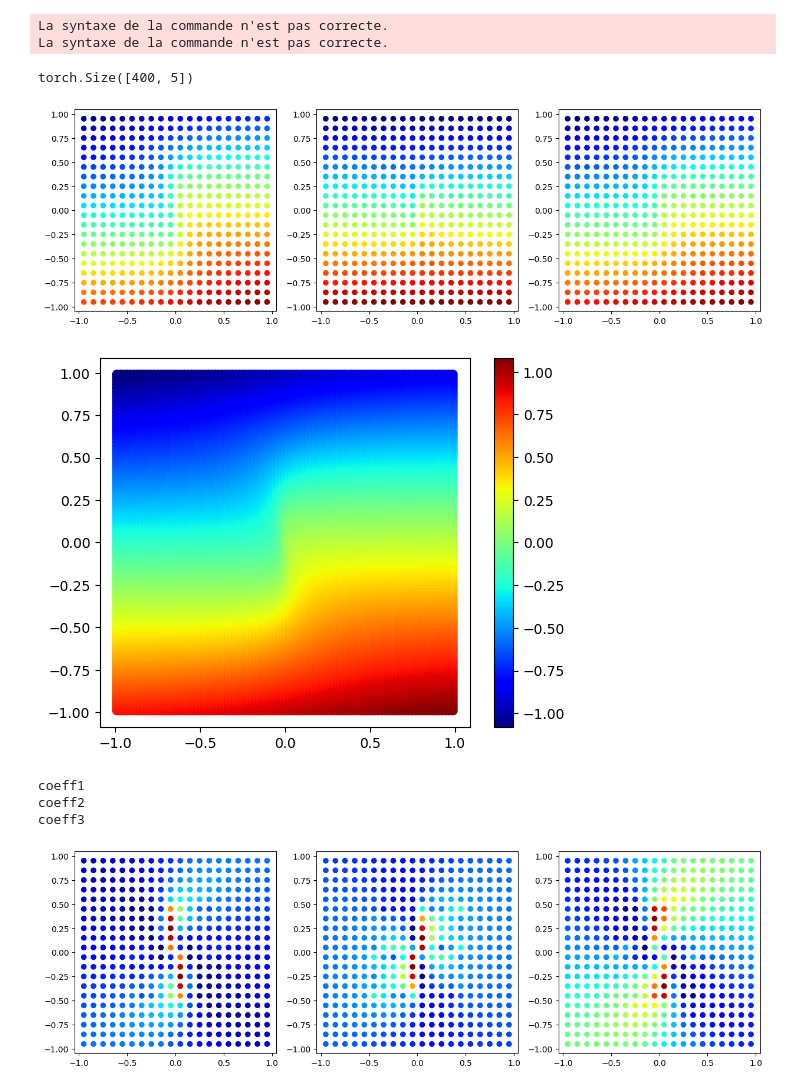
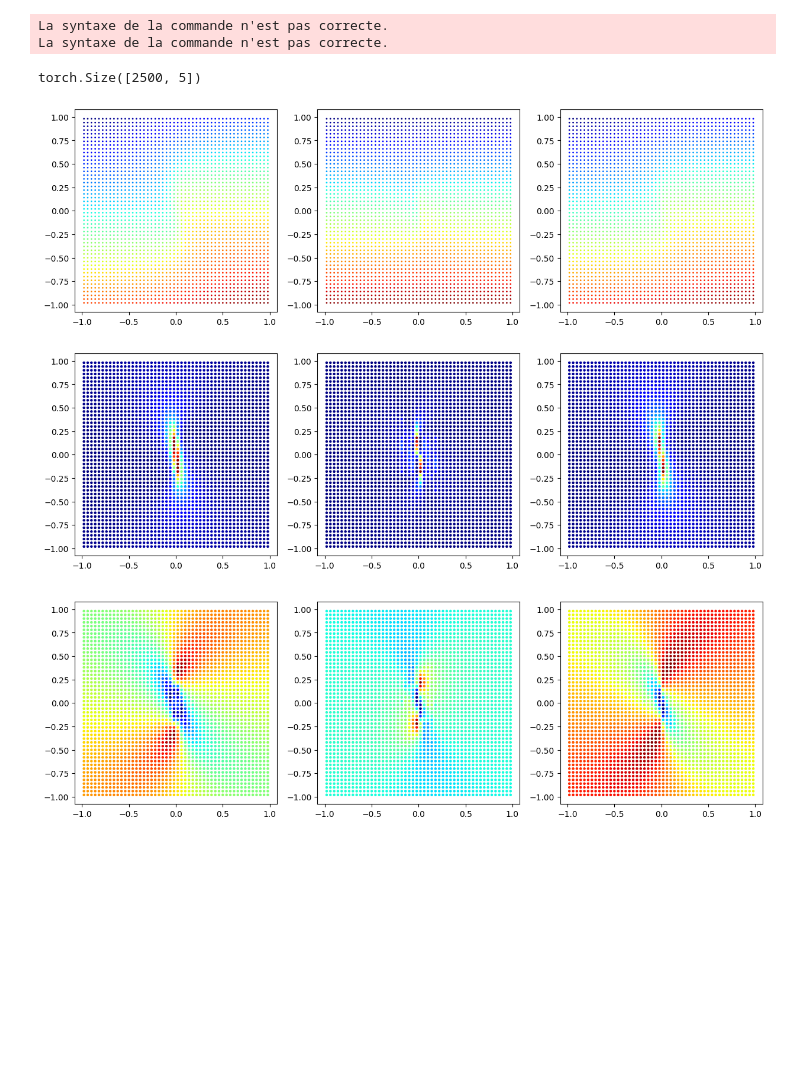
Before and after one commit to Centre-automatique-et-systemes/learn_observe_KKL, a Jupyter notebook: jupyter_notebooks/2_tut_supervised_duffing.ipynb, the cells around one changed output. Cells and saved outputs as stored; diff of their text form; code cells hidden in the pictures; blank space fills up the shorter version.

```diff
--- a/jupyter_notebooks/2_tut_supervised_duffing.ipynb
+++ b/jupyter_notebooks/2_tut_supervised_duffing.ipynb
@@ -36,7 +36,7 @@ observer = LuenbergerObserver(dim_x=2, dim_y=1, method='Supervised', recon_lambd
 observer.set_dynamics(system)
 # Generate (x_i, z_i) data by running system backward, then system + observer
 # forward in time
-data,grid = observer.generate_data_svl(np.array([[-1, 1.], [-1., 1.]]), [20,20],
+data,grid = observer.generate_data_svl(np.array([[-1, 1.], [-1., 1.]]), [50,50],
                                   method='adaptative')
 # %%
 data, val_data = train_test_split(data, test_size=0.3, shuffle=True)
@@ -44,31 +44,25 @@ data, val_data = train_test_split(data, test_size=0.3, shuffle=True)
 print(data.shape)
 im,ax = plt.subplots(1,3,figsize=(15,15))
 for i in range(3):
-    ax[i].scatter(data[:,0],data[:,1],c = data[:,2+i],cmap='jet')
+    ax[i].scatter(data[:,0],data[:,1],c = data[:,2+i],s=1,cmap='jet')
     ax[i].axis('square')
 plt.show()
 # %% [output]
-torch.Size([400, 5])
+torch.Size([2500, 5])
-[figure, old version]
+[figure, new version]
 # %%
 plt.scatter(data[:,0],data[:,1],c = data[:,2+2],cmap='jet')
 plt.axis('square')
 plt.colorbar()
 plt.show()
-# %% [output]
-[figure, removed]
 # %%
-nx,ny = 4,4
+nx,ny = 10,10
 Coeff1 = coeffs(grid,data[:,2],nx,ny)
 print('coeff1')
 Coeff2 = coeffs(grid,data[:,3],nx,ny)
 print('coeff2')
 Coeff3 = coeffs(grid,data[:,4],nx,ny)
 print('coeff3')
-# %% [output]
-coeff1
-coeff2
-coeff3
 # %%
 g1,g2,g3 = [],[],[]
 for cell in grid:
@@ -77,16 +71,22 @@ for cell in grid:
     g3.append(np.array(gradient(cell,nx,ny,Coeff3)))
 g1,g2,g3 = np.array(g1),np.array(g2),np.array(g3)
 # %%
-_,(ax1,ax2,ax3) = plt.subplots(1,3,figsize=(15,15))
-ax1.scatter(data[:,0],data[:,1],c = np.sqrt(g1[:,0]**2+g1[:,1]**2),cmap='jet')
-ax1.axis('square')
-ax2.scatter(data[:,0],data[:,1],c = np.sqrt(g2[:,0]**2+g2[:,1]**2),cmap='jet')
-ax2.axis('square')
-ax3.scatter(data[:,0],data[:,1],c = np.sqrt(g3[:,0]**2+g3[:,1]**2),cmap='jet')
-ax3.axis('square')
+_,ax = plt.subplots(2,3,figsize=(15,10))
+ax[0,0].scatter(data[:,0],data[:,1],c = g1[:,0],s=5,cmap='jet')
+ax[0,0].axis('square')
+ax[0,1].scatter(data[:,0],data[:,1],c = g2[:,0],s=5,cmap='jet')
+ax[0,1].axis('square')
+ax[0,2].scatter(data[:,0],data[:,1],c = g3[:,0],s=5,cmap='jet')
+ax[0,2].axis('square')
+ax[1,0].scatter(data[:,0],data[:,1],c = g1[:,1],s=5,cmap='jet')
+ax[1,0].axis('square')
+ax[1,1].scatter(data[:,0],data[:,1],c = g2[:,1],s=5,cmap='jet')
+ax[1,1].axis('square')
+ax[1,2].scatter(data[:,0],data[:,1],c = g3[:,1],s=5,cmap='jet')
+ax[1,2].axis('square')
 plt.show()
 # %% [output]
-[figure, old version]
+[figure, new version]
 # %%
 plt.scatter(data[:,0],data[:,1],c = np.sqrt(g3[:,0]**2+g3[:,1]**2),cmap='jet')
 plt.axis('square')
```
Also changed, not shown: parts of 12 cells of this notebook.
